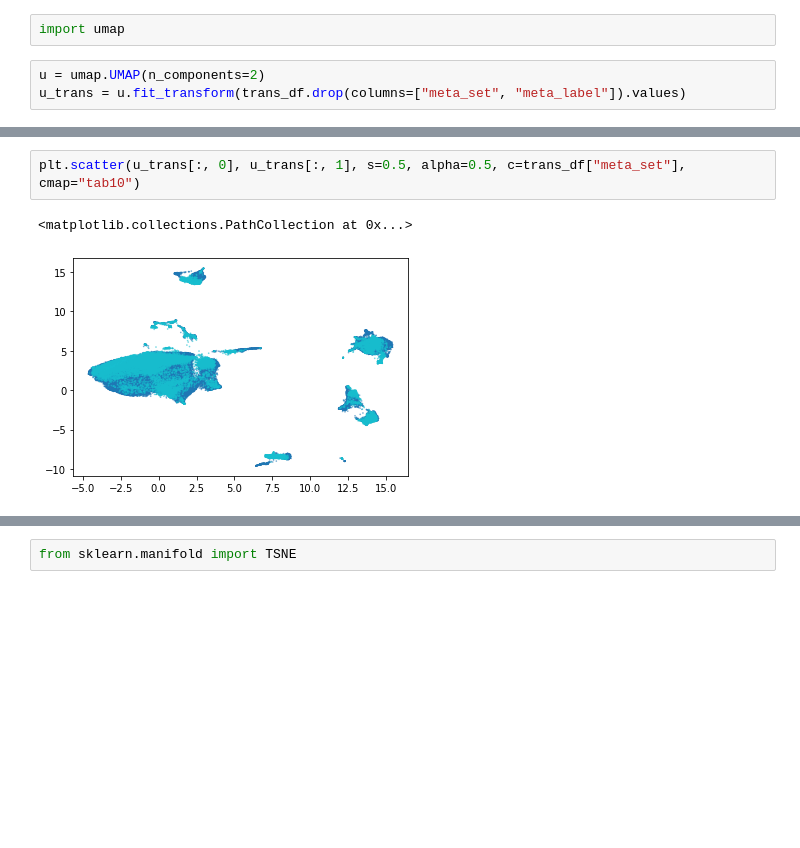
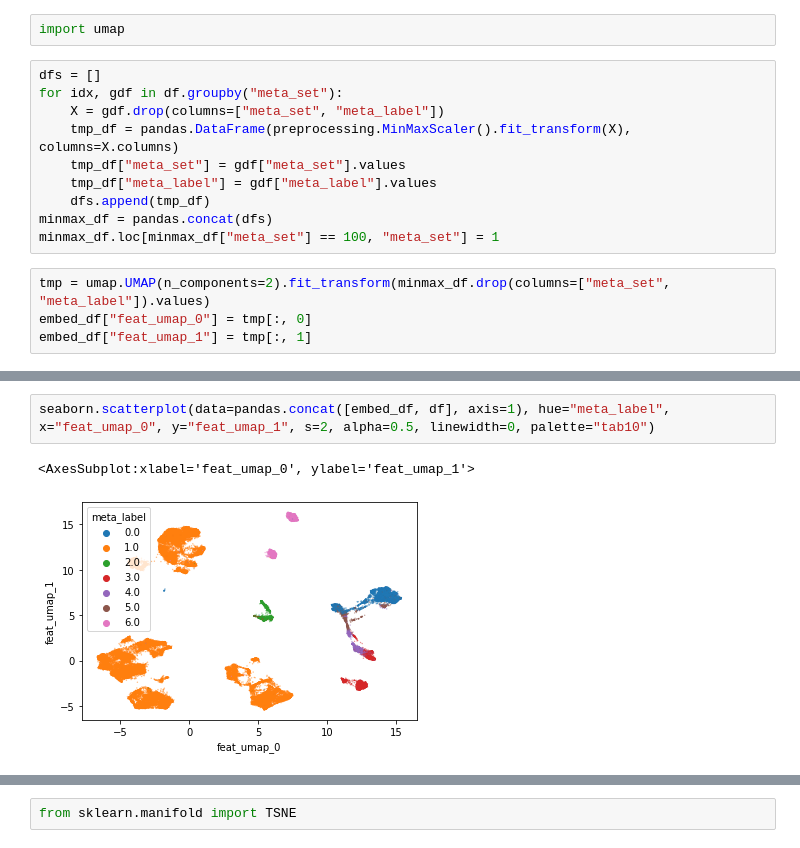
Before and after one commit to MaximLippeveld/buzz, a Jupyter notebook: demo/demo_wbc_ifc.ipynb, the cells around one changed output, grey strips where cells are left out. Drawn from its saved outputs; the diff is of its cells as text; blank space fills up the shorter version.

```diff
--- a/demo/demo_wbc_ifc.ipynb
+++ b/demo/demo_wbc_ifc.ipynb
@@ -34,5 +55,16 @@ plt.scatter(trans[:, 0], trans[:, 1], s=0.5, alpha=0.5, c=trans_df["meta_label"]
 # %%
 import umap
+# %%
+dfs = []
+for idx, gdf in df.groupby("meta_set"):
+    X = gdf.drop(columns=["meta_set", "meta_label"])
+    tmp_df = pandas.DataFrame(preprocessing.MinMaxScaler().fit_transform(X), columns=X.columns)
+    tmp_df["meta_set"] = gdf["meta_set"].values
+    tmp_df["meta_label"] = gdf["meta_label"].values
+    dfs.append(tmp_df)
+minmax_df = pandas.concat(dfs)
+minmax_df.loc[minmax_df["meta_set"] == 100, "meta_set"] = 1
 # %%
-u = umap.UMAP(n_components=2)
-u_trans = u.fit_transform(trans_df.drop(columns=["meta_set", "meta_label"]).values)
+tmp = umap.UMAP(n_components=2).fit_transform(minmax_df.drop(columns=["meta_set", "meta_label"]).values)
+embed_df["feat_umap_0"] = tmp[:, 0]
+embed_df["feat_umap_1"] = tmp[:, 1]
@@ -44,5 +71,5 @@ plt.scatter(u_trans[:, 0], u_trans[:, 1], s=0.5, alpha=0.5, c=trans_df["meta_lab
-# %%
-plt.scatter(u_trans[:, 0], u_trans[:, 1], s=0.5, alpha=0.5, c=trans_df["meta_set"], cmap="tab10")
-# %% [output]
-<matplotlib.collections.PathCollection at 0x...>
-[figure, removed]
+# %%
+seaborn.scatterplot(data=pandas.concat([embed_df, df], axis=1), hue="meta_label", x="feat_umap_0", y="feat_umap_1", s=2, alpha=0.5, linewidth=0, palette="tab10")
+# %% [output]
+<AxesSubplot:xlabel='feat_umap_0', ylabel='feat_umap_1'>
+[figure, added]
```
Also changed, not shown: parts of 29 cells of this notebook.
